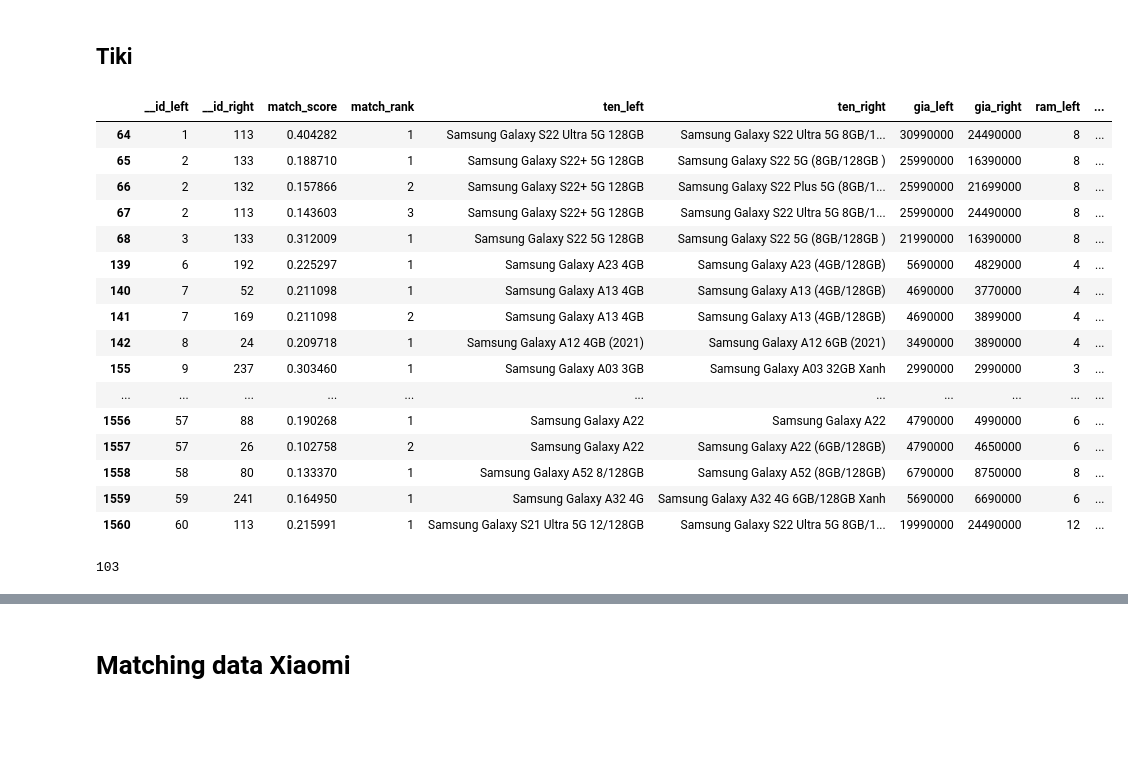
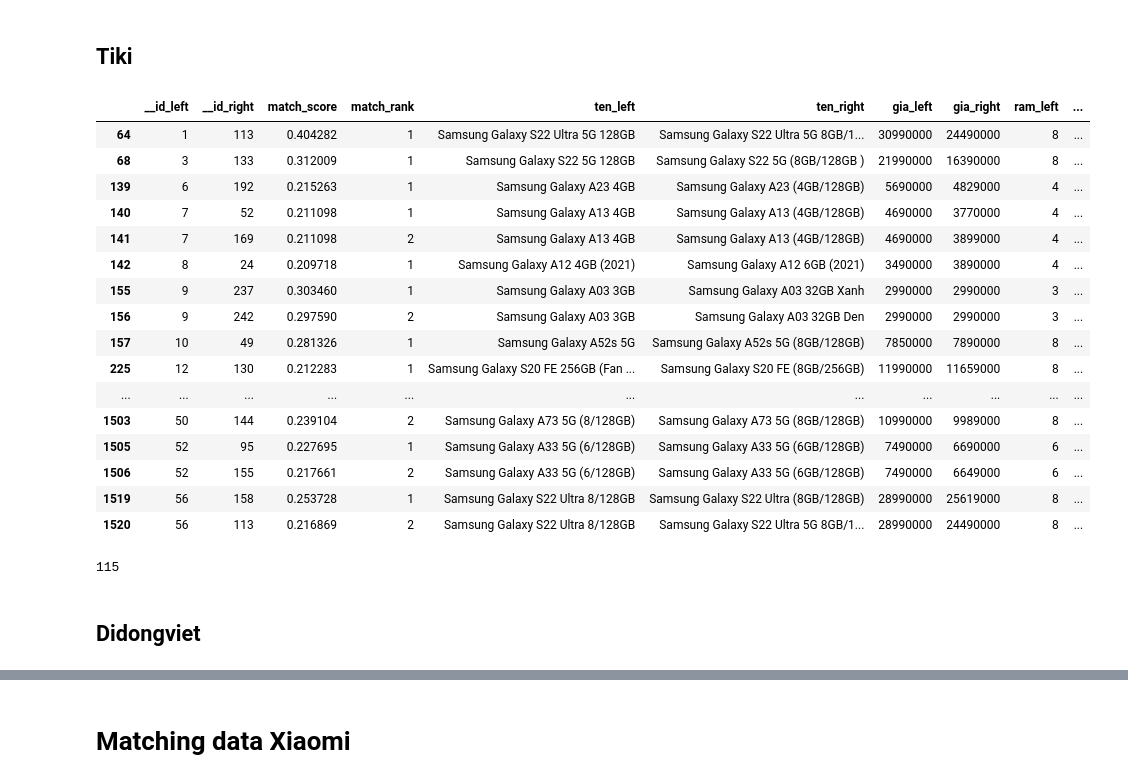
Before and after one commit to tqgminh/data_integration, a Jupyter notebook: data_matching.ipynb, the cells around one changed output, grey strips where cells are left out. Drawn from its saved outputs; the diff is of its cells as text; code cells hidden in the pictures; blank space fills up the shorter version.

```diff
--- a/data_matching.ipynb
+++ b/data_matching.ipynb
@@ -6,14 +6,17 @@ cps_df = pd.read_csv('clean_data/cellphones.csv')
 tgdd_df = pd.read_csv('clean_data/tgdd.csv')
 tiki_df = pd.read_csv('clean_data/tiki.csv')
 vt_df = pd.read_csv('clean_data/viettel.csv')
+ddv_df = pd.read_csv('clean_data/didongviet.csv')
 
 cps_df['id'] = cps_df.index
 tgdd_df['id'] = tgdd_df.index
 tiki_df['id'] = tiki_df.index
 vt_df['id'] = vt_df.index
+ddv_df['id'] = ddv_df.index
 
-cps_df['src'] = 'cps'
-tgdd_df['src'] = 'tgdd'
-tiki_df['src'] = 'tiki'
-vt_df['src'] = 'vt'
+cps_df['src'] = 'CellphoneS'
+tgdd_df['src'] = 'Thế giới di động'
+tiki_df['src'] = 'Tiki'
+vt_df['src'] = 'Viettel'
+ddv_df['src'] = 'Di động Việt'
 # %%
@@ -226,31 +243,28 @@ print(len(ss_df))
 ## Tiki
 # %%
 ss_matcher = fuzzymatcher.link_table(ss_df, ss_tiki_df, left_on, right_on, left_id_col = "id", right_id_col = "id")
-ss_matcher = ss_matcher[ss_matcher['match_score'] > 0.1]
+ss_matcher = ss_matcher[ss_matcher['match_score'] > 0.2]
 ss_matcher
 # %% [output]
 |  | __id_left | __id_right | match_score | match_rank | ten_left | ten_right | gia_left | gia_right | ram_left | ... |
 | 64 | 1 | 113 | 0.404282 | 1 | Samsung Galaxy S22 Ultra 5G 128GB | Samsung Galaxy S22 Ultra 5G 8GB/1... | 30990000 | 24490000 | 8 | ... |
-| 65 | 2 | 133 | 0.188710 | 1 | Samsung Galaxy S22+ 5G 128GB | Samsung Galaxy S22 5G (8GB/128GB ) | 25990000 | 16390000 | 8 | ... |
-| 66 | 2 | 132 | 0.157866 | 2 | Samsung Galaxy S22+ 5G 128GB | Samsung Galaxy S22 Plus 5G (8GB/1... | 25990000 | 21699000 | 8 | ... |
-| 67 | 2 | 113 | 0.143603 | 3 | Samsung Galaxy S22+ 5G 128GB | Samsung Galaxy S22 Ultra 5G 8GB/1... | 25990000 | 24490000 | 8 | ... |
 | 68 | 3 | 133 | 0.312009 | 1 | Samsung Galaxy S22 5G 128GB | Samsung Galaxy S22 5G (8GB/128GB ) | 21990000 | 16390000 | 8 | ... |
-| 139 | 6 | 192 | 0.225297 | 1 | Samsung Galaxy A23 4GB | Samsung Galaxy A23 (4GB/128GB) | 5690000 | 4829000 | 4 | ... |
+| 139 | 6 | 192 | 0.215263 | 1 | Samsung Galaxy A23 4GB | Samsung Galaxy A23 (4GB/128GB) | 5690000 | 4829000 | 4 | ... |
 | 140 | 7 | 52 | 0.211098 | 1 | Samsung Galaxy A13 4GB | Samsung Galaxy A13 (4GB/128GB) | 4690000 | 3770000 | 4 | ... |
 | 141 | 7 | 169 | 0.211098 | 2 | Samsung Galaxy A13 4GB | Samsung Galaxy A13 (4GB/128GB) | 4690000 | 3899000 | 4 | ... |
 | 142 | 8 | 24 | 0.209718 | 1 | Samsung Galaxy A12 4GB (2021) | Samsung Galaxy A12 6GB (2021) | 3490000 | 3890000 | 4 | ... |
 | 155 | 9 | 237 | 0.303460 | 1 | Samsung Galaxy A03 3GB | Samsung Galaxy A03 32GB Xanh | 2990000 | 2990000 | 3 | ... |
+| 156 | 9 | 242 | 0.297590 | 2 | Samsung Galaxy A03 3GB | Samsung Galaxy A03 32GB Den | 2990000 | 2990000 | 3 | ... |
+| 157 | 10 | 49 | 0.281326 | 1 | Samsung Galaxy A52s 5G | Samsung Galaxy A52s 5G (8GB/128GB) | 7850000 | 7890000 | 8 | ... |
+| 225 | 12 | 130 | 0.212283 | 1 | Samsung Galaxy S20 FE 256GB (Fan ... | Samsung Galaxy S20 FE (8GB/256GB) | 11990000 | 11659000 | 8 | ... |
 | ... | ... | ... | ... | ... | ... | ... | ... | ... | ... | ... |
-| 1556 | 57 | 88 | 0.190268 | 1 | Samsung Galaxy A22 | Samsung Galaxy A22 | 4790000 | 4990000 | 6 | ... |
-| 1557 | 57 | 26 | 0.102758 | 2 | Samsung Galaxy A22 | Samsung Galaxy A22 (6GB/128GB) | 4790000 | 4650000 | 6 | ... |
-| 1558 | 58 | 80 | 0.133370 | 1 | Samsung Galaxy A52 8/128GB | Samsung Galaxy A52 (8GB/128GB) | 6790000 | 8750000 | 8 | ... |
-| 1559 | 59 | 241 | 0.164950 | 1 | Samsung Galaxy A32 4G | Samsung Galaxy A32 4G 6GB/128GB Xanh | 5690000 | 6690000 | 6 | ... |
-| 1560 | 60 | 113 | 0.215991 | 1 | Samsung Galaxy S21 Ultra 5G 12/128GB | Samsung Galaxy S22 Ultra 5G 8GB/1... | 19990000 | 24490000 | 12 | ... |
+| 1503 | 50 | 144 | 0.239104 | 2 | Samsung Galaxy A73 5G (8/128GB) | Samsung Galaxy A73 5G (8GB/128GB) | 10990000 | 9989000 | 8 | ... |
+| 1505 | 52 | 95 | 0.227695 | 1 | Samsung Galaxy A33 5G (6/128GB) | Samsung Galaxy A33 5G (6GB/128GB) | 7490000 | 6690000 | 6 | ... |
+| 1506 | 52 | 155 | 0.217661 | 2 | Samsung Galaxy A33 5G (6/128GB) | Samsung Galaxy A33 5G (6GB/128GB) | 7490000 | 6649000 | 6 | ... |
+| 1519 | 56 | 158 | 0.253728 | 1 | Samsung Galaxy S22 Ultra 8/128GB | Samsung Galaxy S22 Ultra (8GB/128GB) | 28990000 | 25619000 | 8 | ... |
+| 1520 | 56 | 113 | 0.216869 | 2 | Samsung Galaxy S22 Ultra 8/128GB | Samsung Galaxy S22 Ultra 5G 8GB/1... | 28990000 | 24490000 | 8 | ... |
 # %%
 values = ss_matcher['__id_right'].unique().tolist()
-values.remove(169)
-values.remove(24)
-values.remove(177)
 ss_tiki_df = ss_tiki_df.query("id not in @values")
 
 ss_df = pd.concat([ss_df, ss_tiki_df])
@@ -258,4 +272,6 @@ ss_df = ss_df.reset_index(drop=True)
 ss_df['id'] = ss_df.index
 print(len(ss_df))
 # %% [output]
-103
+115
+# %% [markdown]
+## Didongviet
```
Also changed, not shown: parts of 47 cells of this notebook, 2 other files.
